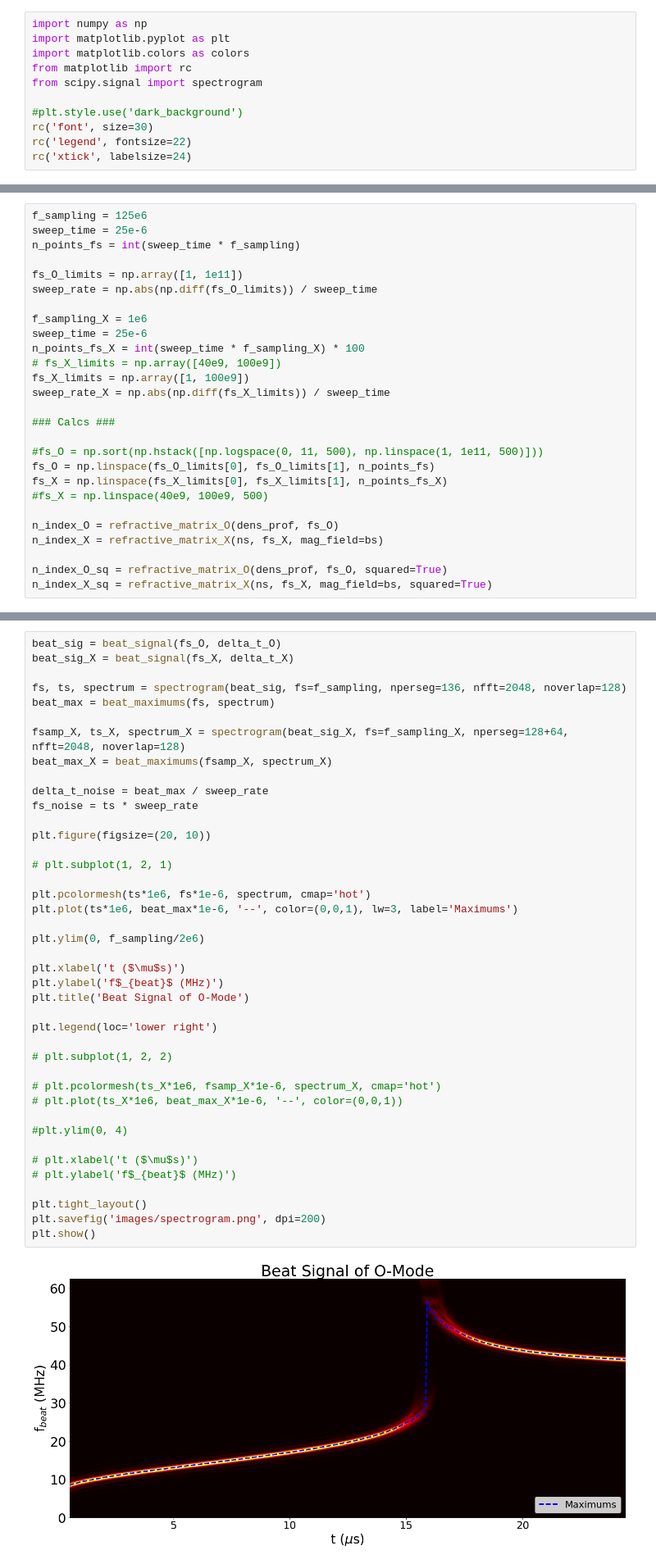
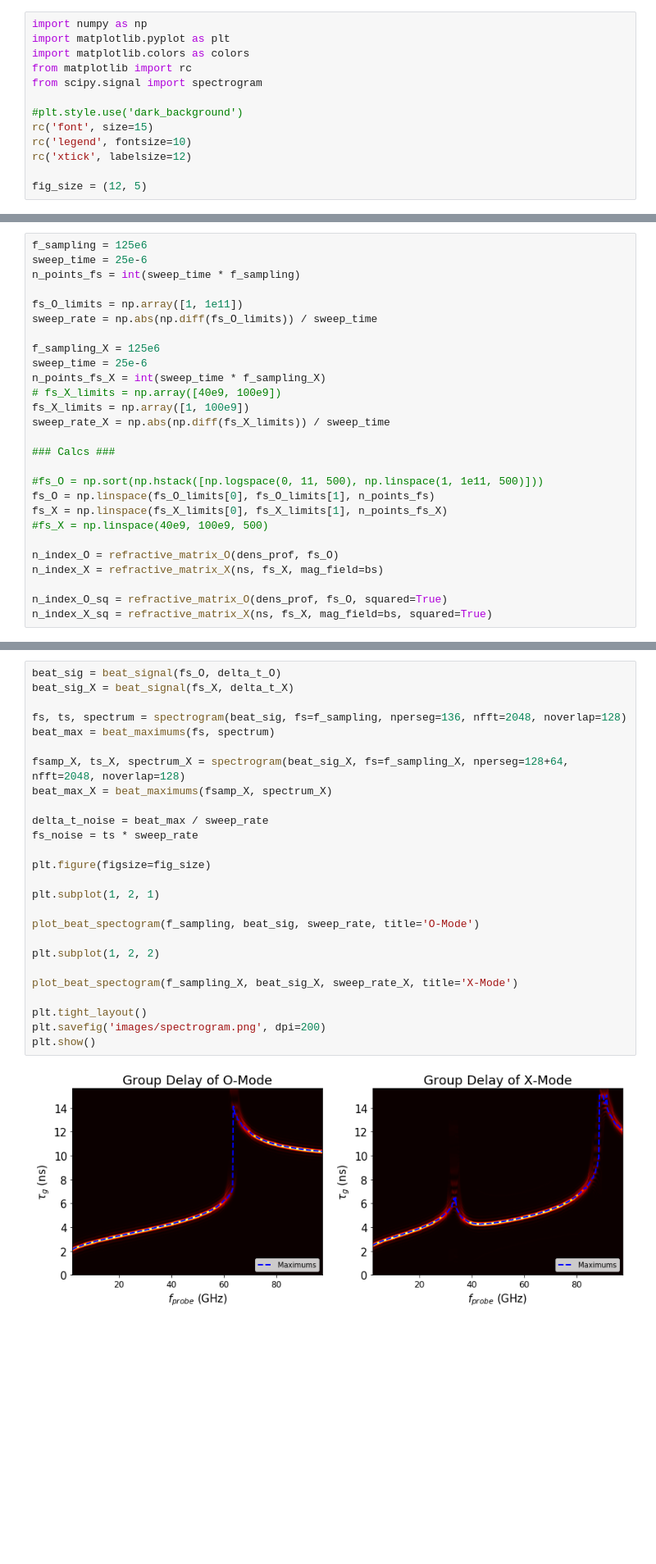
Before and after one commit to OpenReflectometry/scikit-reflectometry, a Jupyter notebook: notebooks/algorithm_step_by_step.ipynb, the cells around one changed output, grey strips where cells are left out. Shown at 82% size. Drawn from its saved outputs; the diff is of its cells as text; blank space fills up the shorter version.

Commit message:
Modified plots and added some helpful functions to generate graphs. Updated version.

```diff
--- a/notebooks/algorithm_step_by_step.ipynb
+++ b/notebooks/algorithm_step_by_step.ipynb
@@ -13,9 +13,11 @@ from matplotlib import rc
 from scipy.signal import spectrogram
 
 #plt.style.use('dark_background')
-rc('font', size=30)
-rc('legend', fontsize=22)
-rc('xtick', labelsize=24)
+rc('font', size=15)
+rc('legend', fontsize=10)
+rc('xtick', labelsize=12)
+
+fig_size = (12, 5)
 # %%
 from skreflectometry.mode_O import refraction_index_O, refractive_matrix_O, cutoff_freq_O, abel_inversion, CalcInvPerfO
 from skreflectometry.mode_X import refraction_index_X, refractive_matrix_X, cutoff_freq_X
@@ -78,9 +82,9 @@ n_points_fs = int(sweep_time * f_sampling)
 fs_O_limits = np.array([1, 1e11])
 sweep_rate = np.abs(np.diff(fs_O_limits)) / sweep_time
 
-f_sampling_X = 1e6
+f_sampling_X = 125e6
 sweep_time = 25e-6
-n_points_fs_X = int(sweep_time * f_sampling_X) * 100
+n_points_fs_X = int(sweep_time * f_sampling_X)
 # fs_X_limits = np.array([40e9, 100e9])
 fs_X_limits = np.array([1, 100e9])
 sweep_rate_X = np.abs(np.diff(fs_X_limits)) / sweep_time
@@ -175,46 +179,31 @@ plt.show()
 # %%
 beat_sig = beat_signal(fs_O, delta_t_O)
 beat_sig_X = beat_signal(fs_X, delta_t_X)
 
 fs, ts, spectrum = spectrogram(beat_sig, fs=f_sampling, nperseg=136, nfft=2048, noverlap=128)
 beat_max = beat_maximums(fs, spectrum)
 
 fsamp_X, ts_X, spectrum_X = spectrogram(beat_sig_X, fs=f_sampling_X, nperseg=128+64, nfft=2048, noverlap=128)
 beat_max_X = beat_maximums(fsamp_X, spectrum_X)
 
 delta_t_noise = beat_max / sweep_rate
 fs_noise = ts * sweep_rate
 
-plt.figure(figsize=(20, 10))
+plt.figure(figsize=fig_size)
 
-# plt.subplot(1, 2, 1)
+plt.subplot(1, 2, 1)
 
-plt.pcolormesh(ts*1e6, fs*1e-6, spectrum, cmap='hot')
-plt.plot(ts*1e6, beat_max*1e-6, '--', color=(0,0,1), lw=3, label='Maximums')
+plot_beat_spectogram(f_sampling, beat_sig, sweep_rate, title='O-Mode')
 
-plt.ylim(0, f_sampling/2e6)
+plt.subplot(1, 2, 2)
 
-plt.xlabel('t ($\mu$s)')
-plt.ylabel('f$_{beat}$ (MHz)')
-plt.title('Beat Signal of O-Mode')
-
-plt.legend(loc='lower right')
-
-# plt.subplot(1, 2, 2)
-
-# plt.pcolormesh(ts_X*1e6, fsamp_X*1e-6, spectrum_X, cmap='hot')
-# plt.plot(ts_X*1e6, beat_max_X*1e-6, '--', color=(0,0,1))
-
-#plt.ylim(0, 4)
-
-# plt.xlabel('t ($\mu$s)')
-# plt.ylabel('f$_{beat}$ (MHz)')
+plot_beat_spectogram(f_sampling_X, beat_sig_X, sweep_rate_X, title='X-Mode')
 
 plt.tight_layout()
 plt.savefig('images/spectrogram.png', dpi=200)
 plt.show()
 # %% [output]
-[figure, old version]
+[figure, new version]
 # %%
 radius_calc, dens_arr_to_calc = abel_inversion(fs_O, delta_t_O, pos_antenna=radius_arr[0]+.015, other_method=False)
 radius_calc_other, dens_arr_to_calc_other = abel_inversion(fs_O, delta_t_O, pos_antenna=radius_arr[0], other_method=True)
```
Also changed, not shown: parts of 6 cells of this notebook, 6 other files.
